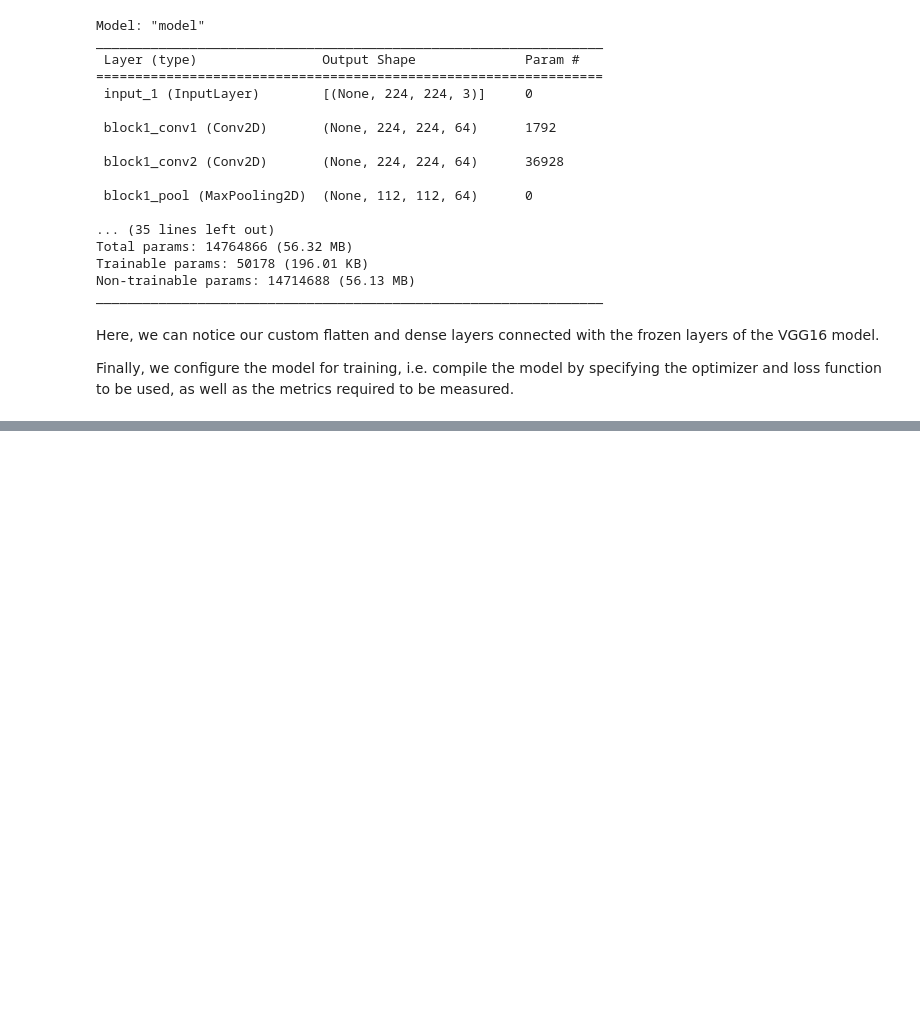
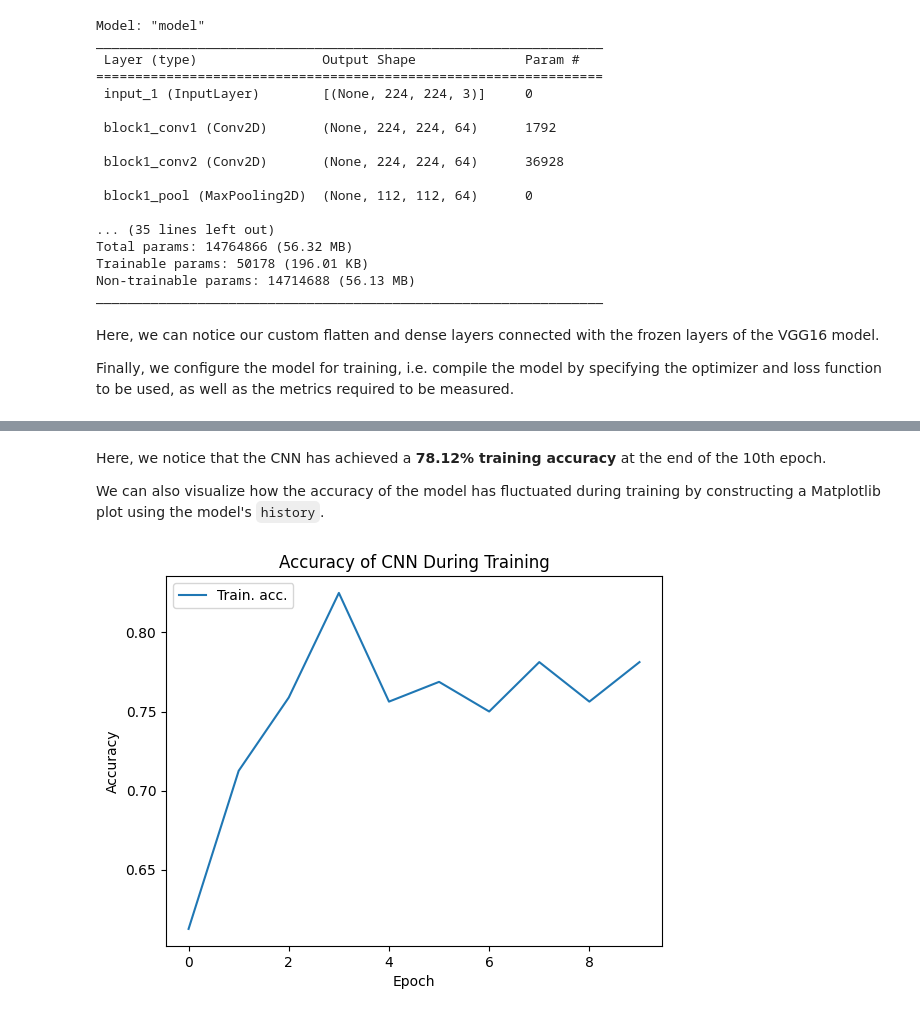
Before and after one commit to ravi-aratchige/IPCV, a Jupyter notebook: 8. Skin Cancer Detection/Skin Cancer Detection with VGG16.ipynb, the cells around one changed output, grey strips where cells are left out. Drawn from its saved outputs; the diff is of its cells as text; code cells hidden in the pictures; blank space fills up the shorter version.

Commit message:
UPDATE: model trained and serialized

```diff
--- a/8. Skin Cancer Detection/Skin Cancer Detection with VGG16.ipynb
+++ b/8. Skin Cancer Detection/Skin Cancer Detection with VGG16.ipynb
@@ -333,0 +340,8 @@ model.compile(
+# %%
+# Callback to save the model after each epoch
+
+checkpoint = ModelCheckpoint(
+    filepath="model.h5",    # Filename used to save the model's weights
+    verbose=2,              # The verbosity of logs printed during training
+    save_best_only=True,    # Ensures that the latest best model will not be overwritten by new weights
+)
@@ -333,0 +352,19 @@ model.compile(
+# %%
+# Measure time before training
+start = datetime.now()
+
+# Train the model
+history = model.fit(
+    training_set,
+    validation_data=testing_set,
+    epochs=10,
+    steps_per_epoch=5,
+    validation_steps=32,
+    callbacks=[checkpoint],
+    verbose=2,
+)
+
+# Measure time taken for training
+duration = datetime.now() - start
+
+print(f"Time taken to train model: {duration}")
@@ -333,0 +395,15 @@ model.compile(
+# %% [markdown]
+Here, we notice that the CNN has achieved a **78.12% training accuracy** at the end of the 10th epoch.
+
+We can also visualize how the accuracy of the model has fluctuated during training by constructing a Matplotlib plot using the model's `history`.
+# %%
+# Plot model performance during training
+
+plt.plot(history.history["accuracy"])           # Display plot using accuracy stored in model history
+plt.title("Accuracy of CNN During Training")    # Plot title
+plt.xlabel("Epoch")                             # Label of x-axis
+plt.ylabel("Accuracy")                          # Label of y-axis
+plt.legend(["Train. acc."], loc="upper left")   # Legend for plot
+plt.show()                                      # Display the plot
+# %% [output]
+[figure, added]
```
Also changed, not shown: parts of 4 cells of this notebook.
